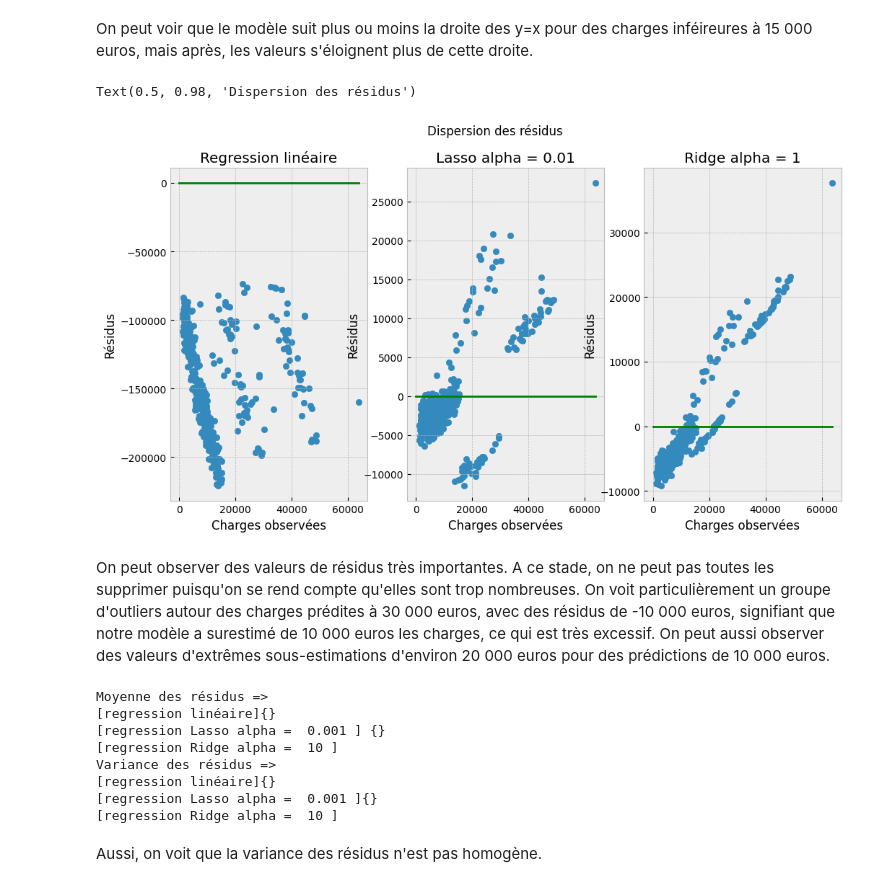
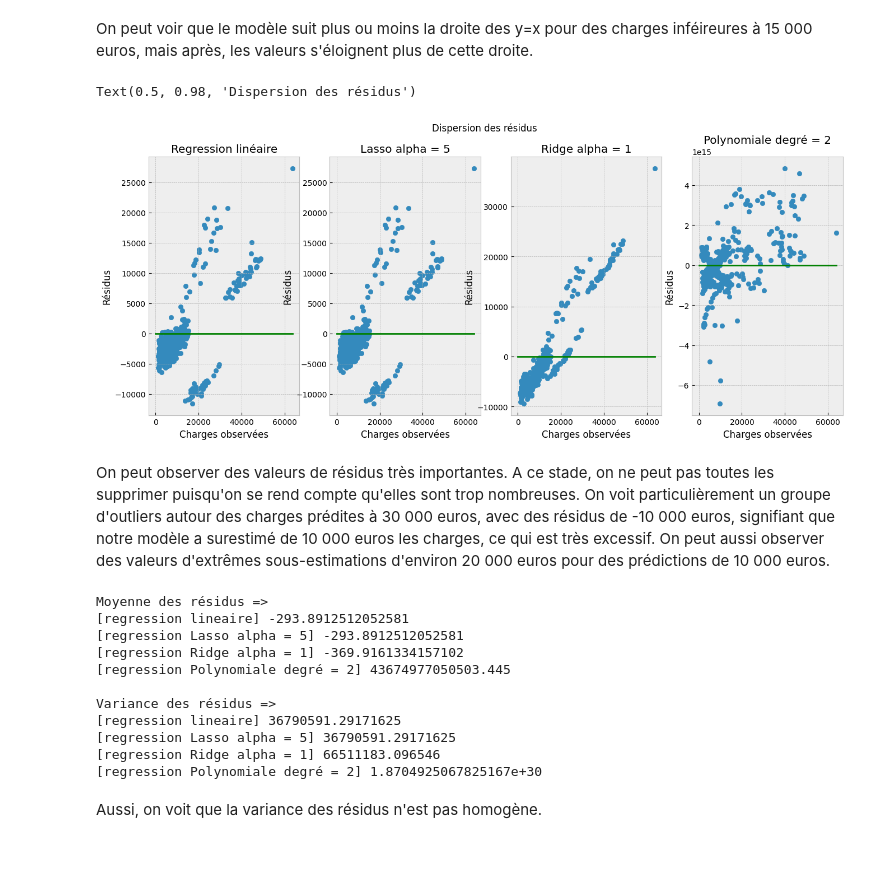
Before and after one commit to MathildeMrz/Machine_Learning, a Jupyter notebook: Medical_Costs/script.ipynb, the cells around one changed output. Drawn from its saved outputs; the diff is of its cells as text; code cells hidden in the pictures; blank space fills up the shorter version.

Commit message:
Ajout régression polynomiale

```diff
--- a/Medical_Costs/script.ipynb
+++ b/Medical_Costs/script.ipynb
@@ -205,9 +205,9 @@ for alpha in alphas:
     # Initialiser une liste pour stocker les scores de validation pour ce modèle
     alpha_scores = []
     # Parcourir les différentes itérations de la validation croisée
-    for train_index, val_index in kf.split(X_trainScaled, y_train):
+    for train_index, val_index in kf.split(X_train_scaled, y_train):
         # Extraire les données d'entraînement et de validation pour cette itération
-        X_train_fold, X_val_fold = X_trainScaled[train_index], X_trainScaled[val_index]
+        X_train_fold, X_val_fold = X_train_scaled[train_index], X_train_scaled[val_index]
         y_train_fold, y_val_fold = y_train.values[train_index], y_train.values[val_index]
 
         # Créer un modèle Lasso avec l'alpha actuel et entraîner le modèle sur les données d'entraînement
@@ -243,10 +243,10 @@ for alpha in alphas:
     # Initialiser une liste pour stocker les scores de validation pour ce modèle
     alpha_scores = []
     # Parcourir les différentes itérations de la validation croisée
-    for train_index, val_index in kf.split(X_trainScaled, y_train):
+    for train_index, val_index in kf.split(X_train_scaled, y_train):
         # Extraire les données d'entraînement et de validation pour cette itération
 
-        X_train_fold, X_val_fold = X_trainScaled[train_index], X_trainScaled[val_index]
+        X_train_fold, X_val_fold = X_train_scaled[train_index], X_train_scaled[val_index]
         y_train_fold, y_val_fold = y_train.values[train_index], y_train.values[val_index]
 
         # Créer un modèle Ridge avec l'alpha actuel et entraîner le modèle sur les données d'entraînement
@@ -320,9 +361,13 @@ Ce résultat indique que lorsque toutes les variables explicatives (âge, sexe,
 Nous commencons par calculer le coefficient de détermination R² du modèle.
 Il indique dans quelle mesure la variation de 𝑦 peut être expliquée par la dépendance à X, en utilisant le modèle de régression en question. Un R² plus grand indique une meilleure adéquation et signifie que le modèle peut mieux expliquer la variation de la production avec différentes entrées. Par exemple, un 𝑅²égal à 1 corresponds à SSR = 0. Il s'agit d'un ajustement parfait, puisque les valeurs des réponses prédites et réelles s'accordent parfaitement entre elles.
 # %%
-for idx, col_name in enumerate(X_train.columns):
-    print("Scores de {} =>\n[regression linéaire] {} \n[regression Lasso alpha = {}] {}\n[regression Ridge alpha = {}] {}\n".format(
-        col_name,modeleRegressionLineaire.score(X_test, y_test),
-        best_alpha_lasso, modeleRegressionLineaireLasso.score(X_test, y_test),
-        best_alpha_ridge, modeleRegressionLineaireRidge.score(X_test, y_test)))
+X_poly_scaled_test = poly.fit_transform(X_test_scaled)
+#Ajout d'une colonne de biais
+X_poly_scaled_test = np.hstack((np.ones((X_poly_scaled_test.shape[0], 1)), X_poly_scaled_test))
+
+print("Scores des modèles \n[regression lineaire] {} \n[regression Lasso alpha = {}] {}\n[regression Ridge alpha = {}] {} \n[regression Polynomiale degré = {}] {}\n".format(
+modeleRegressionLineaire.score(X_test_scaled, y_test),
+best_alpha_lasso, modeleRegressionLineaireLasso.score(X_test_scaled, y_test),
+best_alpha_ridge, modeleRegressionLineaireRidge.score(X_test_scaled, y_test),
+best_degree_polynomial_regression, modeleRegressionPolynomiale.score(X_poly_scaled_test, y_test)))
 # %% [output]
@@ -351,55 +384,66 @@ En revanche, R² ne suffit pas à évaluer la qualité du modèle.
 # %% [markdown]
 On peut voir que le modèle suit plus ou moins la droite des y=x pour des charges inféireures à 15 000 euros, mais après, les valeurs s'éloignent plus de cette droite.
 # %%
-predictionChargesRegressionLineaires = modeleRegressionLineaireLasso.predict(X_test)
-predictionChargesRegressionLineairesLasso = modeleRegressionLineaireLasso.predict(X_testScaled)
-predictionChargesRegressionLineairesRidge = modeleRegressionLineaireRidge.predict(X_testScaled)
+predictionChargesRegressionLineaires = modeleRegressionLineaireLasso.predict(X_test_scaled)
+predictionChargesRegressionLineairesLasso = modeleRegressionLineaireLasso.predict(X_test_scaled)
+predictionChargesRegressionLineairesRidge = modeleRegressionLineaireRidge.predict(X_test_scaled)
+predictionChargesRegressionPolynomiale = modeleRegressionPolynomiale.predict(X_poly_scaled_test)
 # %%
 residusRegressionLineaire = y_test - predictionChargesRegressionLineaires
 residusRegressionLasso = y_test - predictionChargesRegressionLineairesLasso
 residusRegressionRidge = y_test - predictionChargesRegressionLineairesRidge
+residusRegressionPolynomiale = y_test - predictionChargesRegressionPolynomiale
 
 
-fig, axes = plt.subplots(1, 3, figsize=(12, 6)) # spécifie la taille de la figure
+fig, axes = plt.subplots(1, 4, figsize=(16, 6)) # spécifie la taille de la figure
 axes[0].scatter(y_test, residusRegressionLineaire)
 axes[0].set_xlabel("Charges observées")
 axes[0].set_ylabel("Résidus")
 axes[0].set_title("Regression linéaire")
 axes[0].plot([0, max(y_test)], [0, 0], color='g')
 
 axes[1].scatter(y_test, residusRegressionLasso)
 axes[1].set_xlabel("Charges observées")
 axes[1].set_ylabel("Résidus")
 axes[1].set_title("Lasso alpha = {}".format(best_alpha_lasso))
 axes[1].plot([0, max(y_test)], [0, 0], color='g')
 
 axes[2].scatter(y_test, residusRegressionRidge)
 axes[2].set_xlabel("Charges observées")
 axes[2].set_ylabel("Résidus")
 axes[2].set_title("Ridge alpha = {}".format(best_alpha_ridge))
 axes[2].plot([0, max(y_test)], [0, 0], color='g')
 
+axes[3].scatter(y_test, residusRegressionPolynomiale)
+axes[3].set_xlabel("Charges observées")
+axes[3].set_ylabel("Résidus")
+axes[3].set_title("Polynomiale degré = {}".format(best_degree_polynomial_regression))
+axes[3].plot([0, max(y_test)], [0, 0], color='g')
+
 fig.suptitle("Dispersion des résidus")
 # %% [output]
 Text(0.5, 0.98, 'Dispersion des résidus')
-[figure, old version]
+[figure, new version]
 # %% [markdown]
 On peut observer des valeurs de résidus très importantes. A ce stade, on ne peut pas toutes les supprimer puisqu'on se rend compte qu'elles sont trop nombreuses. On voit particulièrement un groupe d'outliers autour des charges prédites à 30 000 euros, avec des résidus de -10 000 euros, signifiant que notre modèle a surestimé de 10 000 euros les charges, ce qui est très excessif. On peut aussi observer des valeurs d'extrêmes sous-estimations d'environ 20 000 euros pour des prédictions de 10 000 euros.
 # %%
-print("Moyenne des résidus =>\n[regression linéaire]{}\n[regression Lasso alpha = ",best_alpha_lasso,"] {}\n[regression Ridge alpha = ",best_alpha_ridge,"]".format(
-    statistics.mean(residusRegressionLineaire), statistics.mean(residusRegressionLasso), statistics.mean(residusRegressionRidge)))
+print("Moyenne des résidus =>\n[regression lineaire] {} \n[regression Lasso alpha = {}] {}\n[regression Ridge alpha = {}] {} \n[regression Polynomiale degré = {}] {}\n".format(
+    statistics.mean(residusRegressionLineaire), best_alpha_lasso,statistics.mean(residusRegressionLasso), best_alpha_ridge, statistics.mean(residusRegressionRidge),best_degree_polynomial_regression, statistics.mean(residusRegressionPolynomiale)))
 
-print("Variance des résidus =>\n[regression linéaire]{}\n[regression Lasso alpha = ",best_alpha_lasso,"]{}\n[regression Ridge alpha = ",best_alpha_ridge,"]".format(
-    statistics.variance(residusRegressionLineaire), statistics.variance(residusRegressionLasso), statistics.variance(residusRegressionRidge)))
+print("Variance des résidus =>\n[regression lineaire] {} \n[regression Lasso alpha = {}] {}\n[regression Ridge alpha = {}] {} \n[regression Polynomiale degré = {}] {}\n".format(
+    statistics.variance(residusRegressionLineaire), best_alpha_lasso, statistics.variance(residusRegressionLasso),best_alpha_ridge, statistics.variance(residusRegressionRidge), best_degree_polynomial_regression,  statistics.variance(residusRegressionPolynomiale)))
 # %% [output]
 Moyenne des résidus =>
-[regression linéaire]{}
-[regression Lasso alpha =  0.001 ] {}
-[regression Ridge alpha =  10 ]
+[regression lineaire] -293.8912512052581
+[regression Lasso alpha = 5] -293.8912512052581
+[regression Ridge alpha = 1] -369.9161334157102
+[regression Polynomiale degré = 2] 43674977050503.445
+
 Variance des résidus =>
-[regression linéaire]{}
-[regression Lasso alpha =  0.001 ]{}
-[regression Ridge alpha =  10 ]
+[regression lineaire] 36790591.29171625
+[regression Lasso alpha = 5] 36790591.29171625
+[regression Ridge alpha = 1] 66511183.096546
+[regression Polynomiale degré = 2] 1.8704925067825167e+30
 # %% [markdown]
 Aussi, on voit que la variance des résidus n'est pas homogène.
 # %% [markdown]
```
Also changed, not shown: parts of 18 cells of this notebook.
